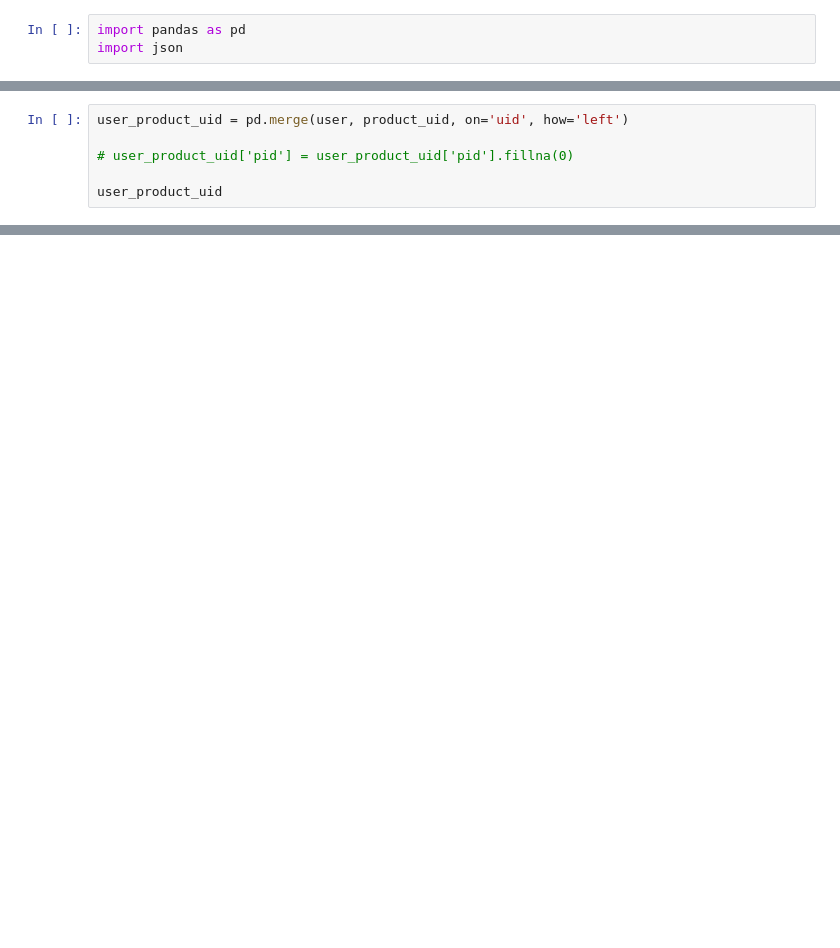
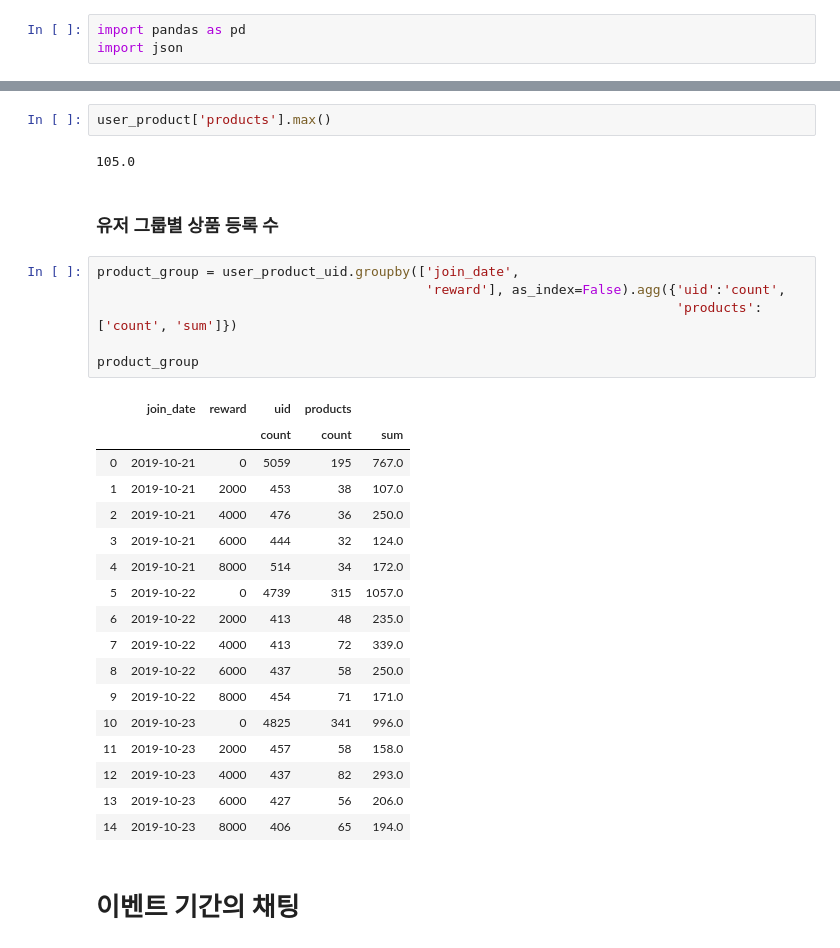
Before and after one commit to kiyoja07/python-bunjang, a Jupyter notebook: data-analysis/jupyter/reward_event.ipynb, the cells around one changed output, grey strips where cells are left out. Cells and saved outputs as stored; diff of their text form; blank space fills up the shorter version.

Commit message:
editing reward report

```diff
--- a/data-analysis/jupyter/reward_event.ipynb
+++ b/data-analysis/jupyter/reward_event.ipynb
@@ -130,6 +3,0 @@ product_uid
-# %%
-user_product_uid = pd.merge(user, product_uid, on='uid', how='left')
-
-# user_product_uid['pid'] = user_product_uid['pid'].fillna(0)
-
-user_product_uid
@@ -249,0 +177,32 @@ chat.tail()
+# %%
+user_product['products'].max()
+# %% [output]
+105.0
+# %% [markdown]
+### 유저 그룹별 상품 등록 수
+# %%
+product_group = user_product_uid.groupby(['join_date',
+                                          'reward'], as_index=False).agg({'uid':'count',
+                                                                          'products':['count', 'sum']})
+
+product_group
+# %% [output]
+|  | join_date | reward | uid | products |  |
+|  |  |  | count | count | sum |
+| 0 | 2019-10-21 | 0 | 5059 | 195 | 767.0 |
+| 1 | 2019-10-21 | 2000 | 453 | 38 | 107.0 |
+| 2 | 2019-10-21 | 4000 | 476 | 36 | 250.0 |
+| 3 | 2019-10-21 | 6000 | 444 | 32 | 124.0 |
+| 4 | 2019-10-21 | 8000 | 514 | 34 | 172.0 |
+| 5 | 2019-10-22 | 0 | 4739 | 315 | 1057.0 |
+| 6 | 2019-10-22 | 2000 | 413 | 48 | 235.0 |
+| 7 | 2019-10-22 | 4000 | 413 | 72 | 339.0 |
+| 8 | 2019-10-22 | 6000 | 437 | 58 | 250.0 |
+| 9 | 2019-10-22 | 8000 | 454 | 71 | 171.0 |
+| 10 | 2019-10-23 | 0 | 4825 | 341 | 996.0 |
+| 11 | 2019-10-23 | 2000 | 457 | 58 | 158.0 |
+| 12 | 2019-10-23 | 4000 | 437 | 82 | 293.0 |
+| 13 | 2019-10-23 | 6000 | 427 | 56 | 206.0 |
+| 14 | 2019-10-23 | 8000 | 406 | 65 | 194.0 |
+# %% [markdown]
+# 이벤트 기간의 채팅
```
Also changed, not shown: parts of 37 cells of this notebook, 3 other files.
